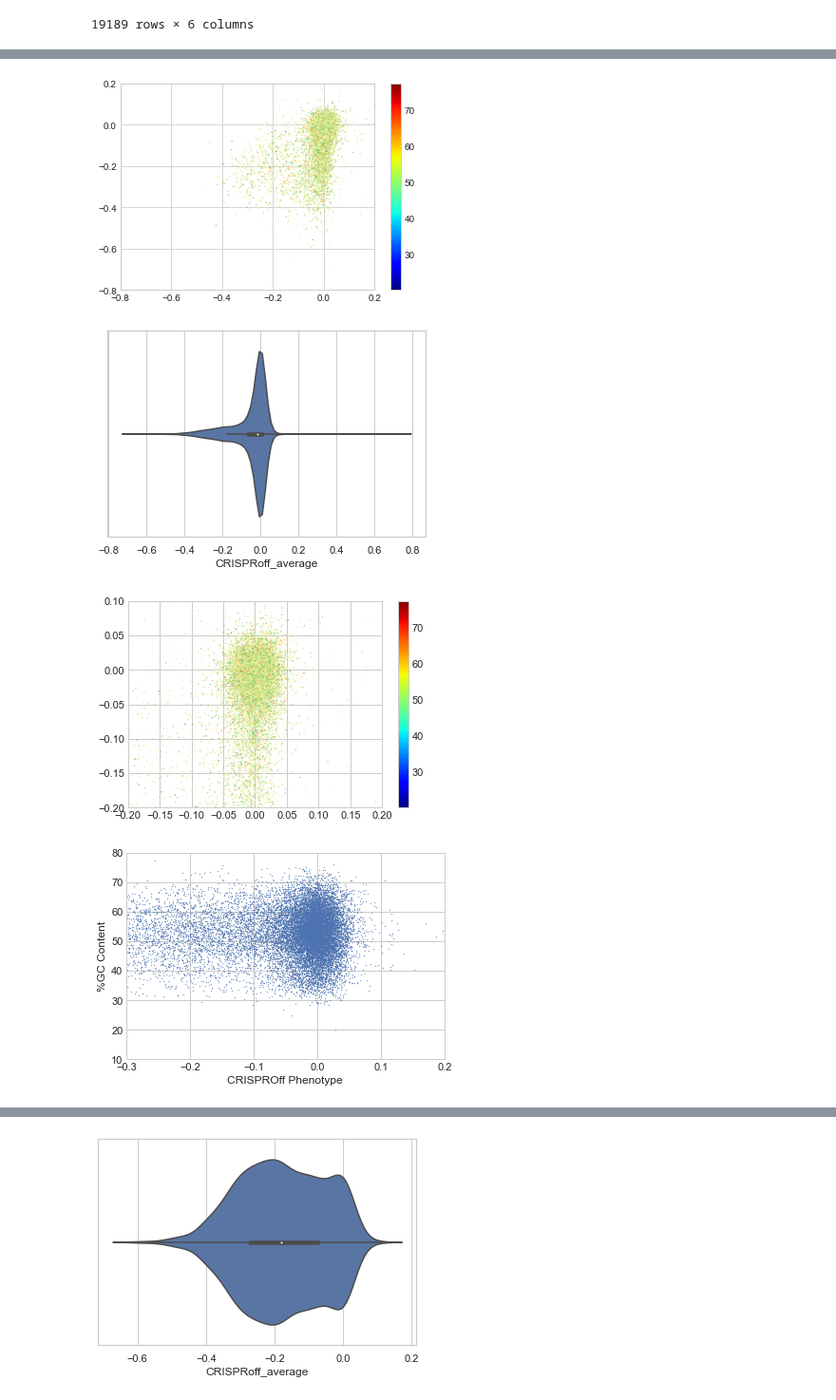
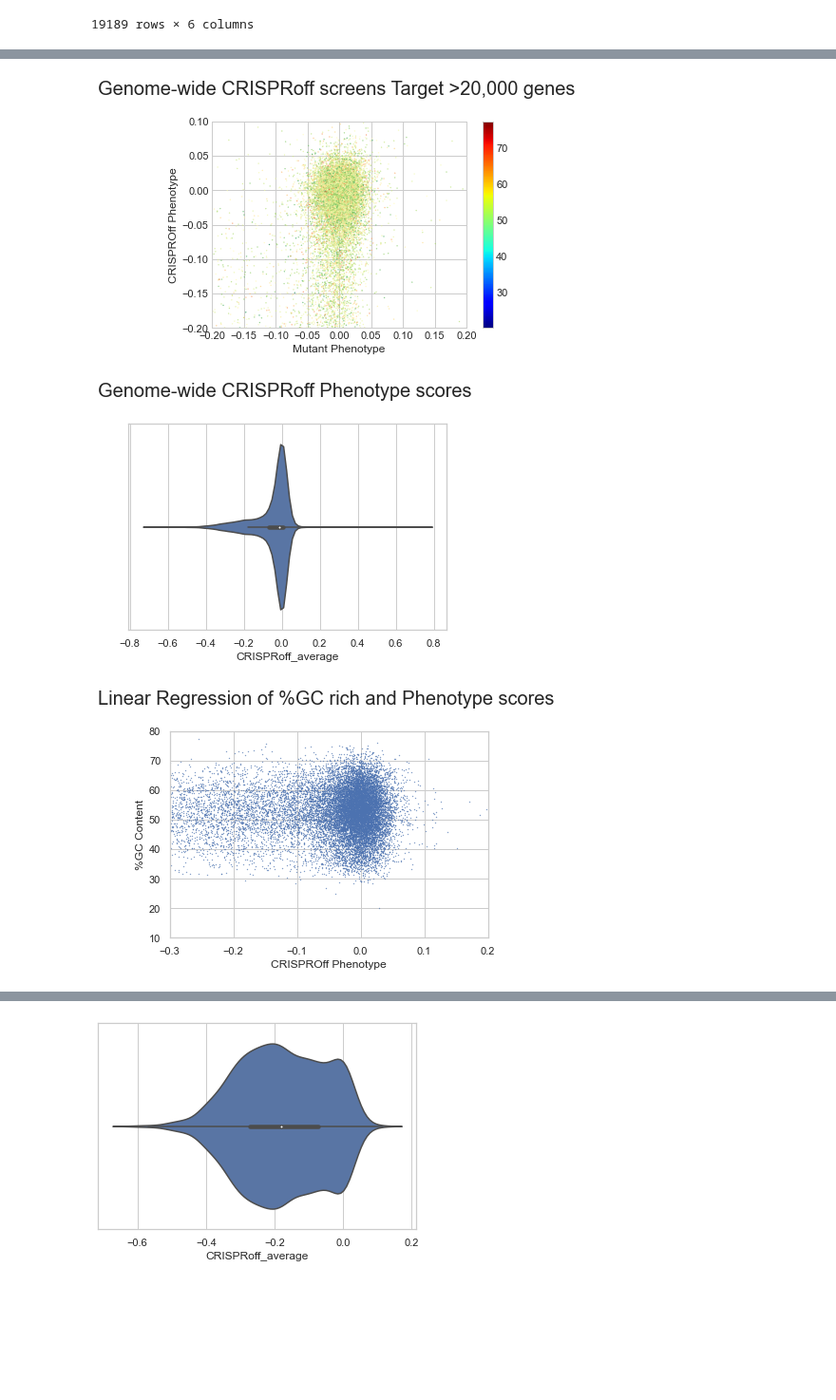
Before and after one commit to sermare/DeepOff, a Jupyter notebook: 1000 essential genes.ipynb, the cells around one changed output, grey strips where cells are left out. Shown at 95% size. Drawn from its saved outputs; the diff is of its cells as text; code cells hidden in the pictures; blank space fills up the shorter version.

```diff
--- a/1000 essential genes.ipynb
+++ b/1000 essential genes.ipynb
@@ -133,33 +163,42 @@ df['GC'] = df['GC'].apply(lambda x: 0 if x < 50 else x)
 # %%
 import matplotlib.pyplot as plt
 import matplotlib.colors as mcolors
 import matplotlib.cm as cm
 
 fig, ax = plt.subplots()
 plt.style.use('seaborn-whitegrid')
 
 colors = {1:'tab:pink', 0:'tab:black', 'Nan':'tab:blue'}
 
 plt.scatter(df['mutant_average'], df['CRISPRoff_average'], c = df.GC, cmap = "RdYlGn",s = 0.1)
 
 normalize = mcolors.Normalize(vmin=df.GC.min(), vmax=df.GC.max())
 colormap = cm.jet
 
+plt.title('Genome-wide CRISPRoff screens Target >20,000 genes \n', size = 20)
+plt.xlabel('Mutant Phenotype')
+plt.ylabel('CRISPROff Phenotype')
+
 scalarmappaple = cm.ScalarMappable(norm=normalize, cmap=colormap)
 scalarmappaple.set_array(df.GC)
 plt.colorbar(scalarmappaple)
 
-plt.axis([-0.8,0.2,-0.8,0.2])
-plt.savefig('good.eps', format = 'eps')
+plt.title('Genome-wide CRISPRoff screens Target >20,000 genes \n', size = 20)
+plt.xlabel('Mutant Phenotype')
+plt.ylabel('CRISPROff Phenotype')
+
+plt.axis([-0.2,0.2,-0.2,0.1])
+plt.savefig('Genome-Wide %GC Zoom.eps', format = 'eps')
 # %% [output]
-[figure, old version]
+[figure, new version]
 # %%
 import seaborn as sns
 sns.set_theme(style="whitegrid")
 tips = sns.load_dataset("tips")
+plt.title('Genome-wide CRISPRoff Phenotype scores \n', size = 20)
 ax = sns.violinplot(x=df['CRISPRoff_average'])
 # %% [output]
-[figure, old version]
+[figure, new version]
 # %%
 import matplotlib.pyplot as plt
 import matplotlib.colors as mcolors
@@ -168,40 +207,17 @@ import matplotlib.cm as cm
 fig, ax = plt.subplots()
 plt.style.use('seaborn-whitegrid')
 
-colors = {1:'tab:pink', 0:'tab:black', 'Nan':'tab:blue'}
+plt.scatter(df['CRISPRoff_average'], df['GC'], cmap = "RdYlGn",s = 0.1)
 
-plt.scatter(df['mutant_average'], df['CRISPRoff_average'], c = df.GC, cmap = "RdYlGn",s = 0.1)
+plt.xlabel('CRISPROff Phenotype')
+plt.ylabel('%GC Content')
 
-normalize = mcolors.Normalize(vmin=df.GC.min(), vmax=df.GC.max())
-colormap = cm.jet
+plt.title('Linear Regression of %GC rich and Phenotype scores \n', size = 20)
 
-scalarmappaple = cm.ScalarMappable(norm=normalize, cmap=colormap)
-scalarmappaple.set_array(df.GC)
-plt.colorbar(scalarmappaple)
-
-plt.axis([-0.2,0.2,-0.2,0.1])
+plt.axis([-0.3,0.2,10,80])
 plt.savefig('good.eps', format = 'eps')
 # %% [output]
-[figure, old version]
+[figure, new version]
-# %%
-import matplotlib.pyplot as plt
-import matplotlib.colors as mcolors
-import matplotlib.cm as cm
-
-fig, ax = plt.subplots()
-plt.style.use('seaborn-whitegrid')
-
-colors = {1:'tab:pink', 0:'tab:black', 'Nan':'tab:blue'}
-
-plt.scatter(df['CRISPRoff_average'], df['GC'], cmap = "RdYlGn",s = 0.1)
-
-plt.xlabel('CRISPROff Phenotype')
-plt.ylabel('%GC Content')
-
-plt.axis([-0.3,0.2,10,80])
-plt.savefig('good.eps', format = 'eps')
-# %% [output]
-[figure, removed]
 # %%
 regression_data = df[['CRISPRoff_average','GC']].dropna()
 # %%
```
Also changed, not shown: parts of 17 cells of this notebook, 4 other files.
